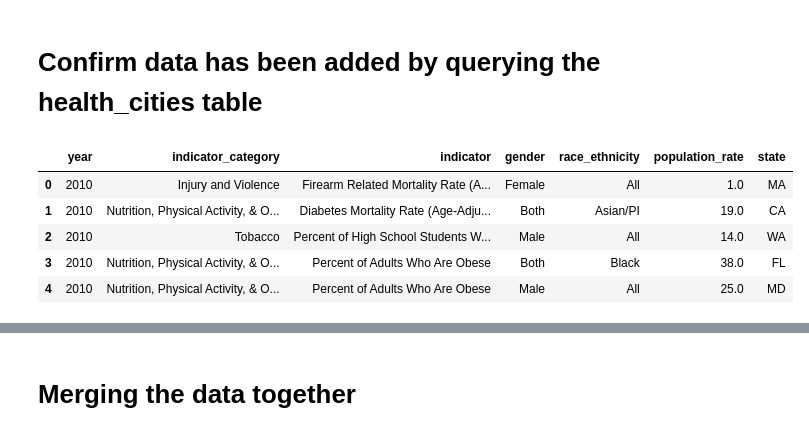
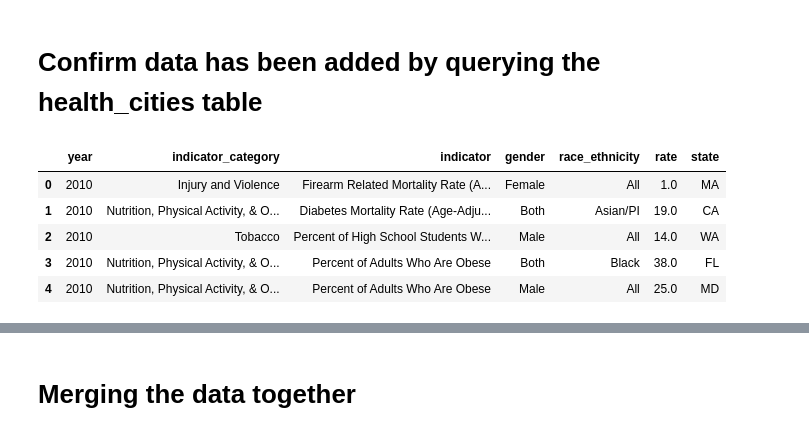
Before and after one commit to erikayi/Project-2-ETL-Cities-Health-Data, a Jupyter notebook: ETL_Cities_Health_Data_Project.ipynb, the cells around one changed output, grey strips where cells are left out. Saved outputs shown, nothing was run; the diff lists cells and outputs as text; code cells hidden in the pictures.

```diff
--- a/ETL_Cities_Health_Data_Project.ipynb
+++ b/ETL_Cities_Health_Data_Project.ipynb
@@ -419,10 +465,10 @@ new_beds_2015.to_sql(name='hospital_data_2015', con=engine, if_exists='append',
 # %% [markdown]
 # Confirm data has been added by querying the health_cities table
 # %%
-health_cities = pd.read_sql_query('SELECT * FROM health_cities', con=engine)
-health_cities.head()
+cities_df = pd.read_sql_query('SELECT * FROM health_cities', con=engine)
+cities_df.head()
 # %% [output]
-|  | year | indicator_category | indicator | gender | race_ethnicity | population_rate | state |
+|  | year | indicator_category | indicator | gender | race_ethnicity | rate | state |
 | 0 | 2010 | Injury and Violence | Firearm Related Mortality Rate (A... | Female | All | 1.0 | MA |
 | 1 | 2010 | Nutrition, Physical Activity, & O... | Diabetes Mortality Rate (Age-Adju... | Both | Asian/PI | 19.0 | CA |
 | 2 | 2010 | Tobacco | Percent of High School Students W... | Male | All | 14.0 | WA |
```
Also changed, not shown: parts of 61 cells of this notebook, 5 other files.
